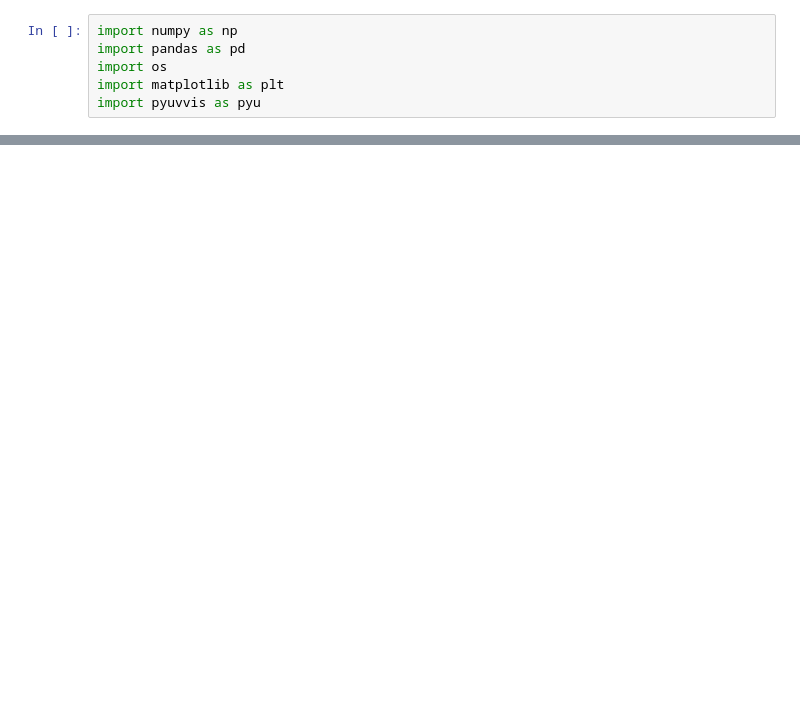
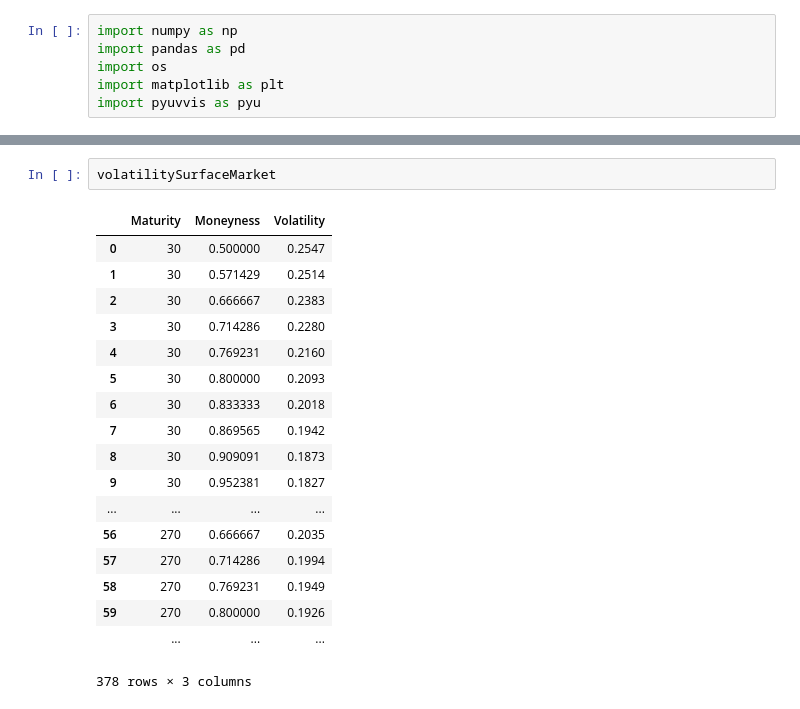
Before and after one commit to ZaighumRajput/IPython, a Jupyter notebook: Finance/VolatilitySurface2.ipynb, the cells around one changed output, grey strips where cells are left out. Saved outputs shown, nothing was run; the diff lists cells and outputs as text; blank space fills up the shorter version.

```diff
--- a/Finance/VolatilitySurface2.ipynb
+++ b/Finance/VolatilitySurface2.ipynb
@@ -47,0 +96,21 @@ aks.plot_wireframe(ma, mo, z, color='b')
+# %%
+volatilitySurfaceMarket
+# %% [output]
+|  | Maturity | Moneyness | Volatility |
+| 0 | 30 | 0.500000 | 0.2547 |
+| 1 | 30 | 0.571429 | 0.2514 |
+| 2 | 30 | 0.666667 | 0.2383 |
+| 3 | 30 | 0.714286 | 0.2280 |
+| 4 | 30 | 0.769231 | 0.2160 |
+| 5 | 30 | 0.800000 | 0.2093 |
+| 6 | 30 | 0.833333 | 0.2018 |
+| 7 | 30 | 0.869565 | 0.1942 |
+| 8 | 30 | 0.909091 | 0.1873 |
+| 9 | 30 | 0.952381 | 0.1827 |
+| ... | ... | ... | ... |
+| 56 | 270 | 0.666667 | 0.2035 |
+| 57 | 270 | 0.714286 | 0.1994 |
+| 58 | 270 | 0.769231 | 0.1949 |
+| 59 | 270 | 0.800000 | 0.1926 |
+|  | ... | ... | ... |
+378 rows × 3 columns
```
Also changed, not shown: parts of 5 cells of this notebook, 1 other file.
